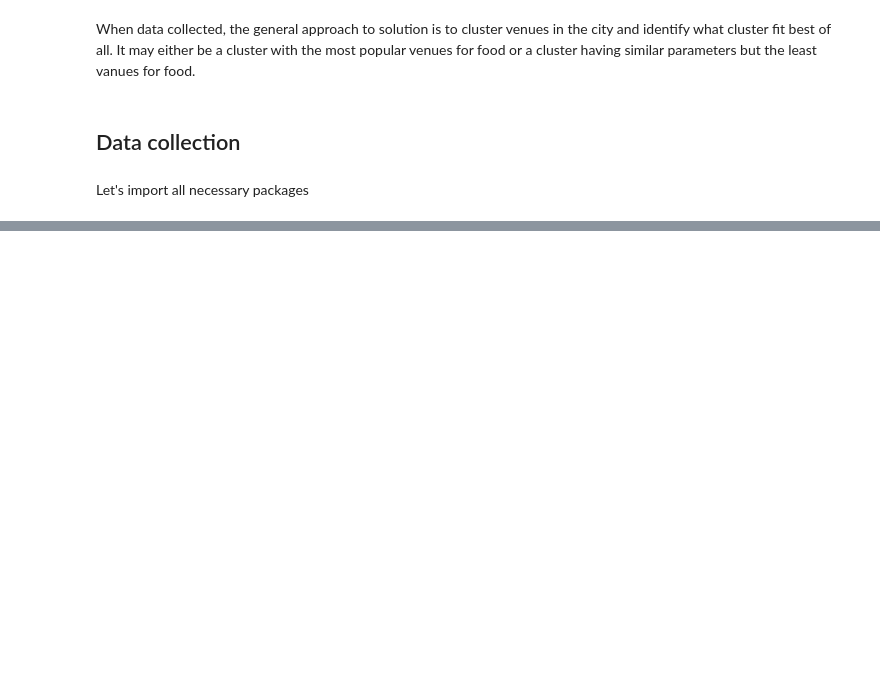
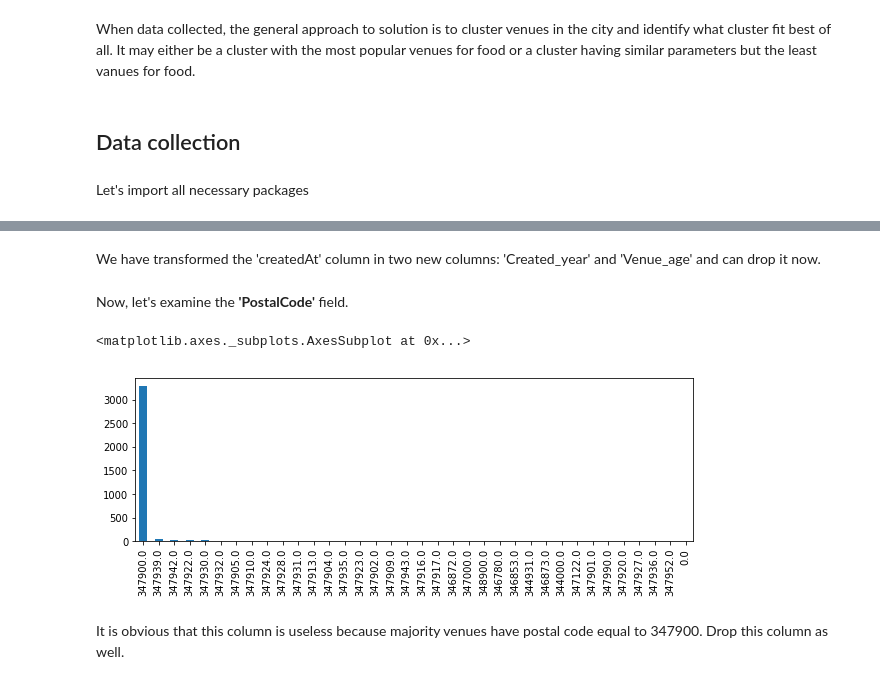
Before and after one commit to Pol75/Coursera_Capstone, a Jupyter notebook: Capstone_project.ipynb, the cells around one changed output, grey strips where cells are left out. Drawn from its saved outputs; the diff is of its cells as text; code cells hidden in the pictures; blank space fills up the shorter version.

```diff
--- a/Capstone_project.ipynb
+++ b/Capstone_project.ipynb
@@ -116,0 +133,4 @@ This section focuses on cleaning, preparation of previously collected data, expl
+# %%
+# Remove any neighborhood that may have NaN's
+city_venues.dropna(inplace = True, axis = 0)
+print(city_venues.shape)
@@ -116,0 +198,3 @@ This section focuses on cleaning, preparation of previously collected data, expl
+# %%
+city_venues['Created_year'] = city_venues['createdAt'].apply(lambda t: time.gmtime(t).tm_year)
+city_venues.head()
@@ -116,0 +208,3 @@ This section focuses on cleaning, preparation of previously collected data, expl
+# %%
+city_venues['Venue_age'] = city_venues['Created_year'].apply(lambda y: 2019 - y)
+city_venues.head()
@@ -116,0 +218,13 @@ This section focuses on cleaning, preparation of previously collected data, expl
+# %% [markdown]
+We have transformed the 'createdAt' column in two new columns: 'Created_year' and 'Venue_age' and can drop it now.
+# %%
+city_venues = city_venues.drop('createdAt', 1)
+# %% [markdown]
+Now, let's examine the **'PostalCode'** field.
+# %%
+city_venues['PostalCode'].value_counts().plot(kind='bar', figsize=(10,3))
+# %% [output]
+<matplotlib.axes._subplots.AxesSubplot at 0x...>
+[figure, added]
+# %% [markdown]
+It is obvious that this column is useless because majority venues have postal code equal to 347900. Drop this column as well.
```
Also changed, not shown: parts of 18 cells of this notebook, 4 other files.
